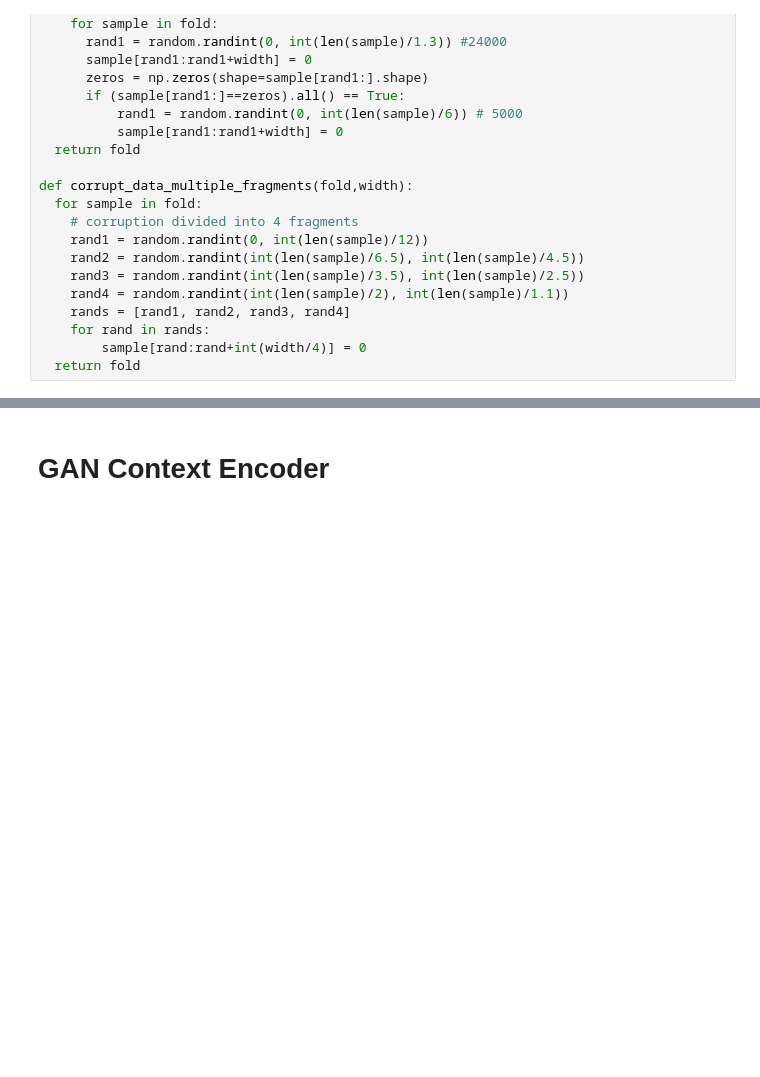
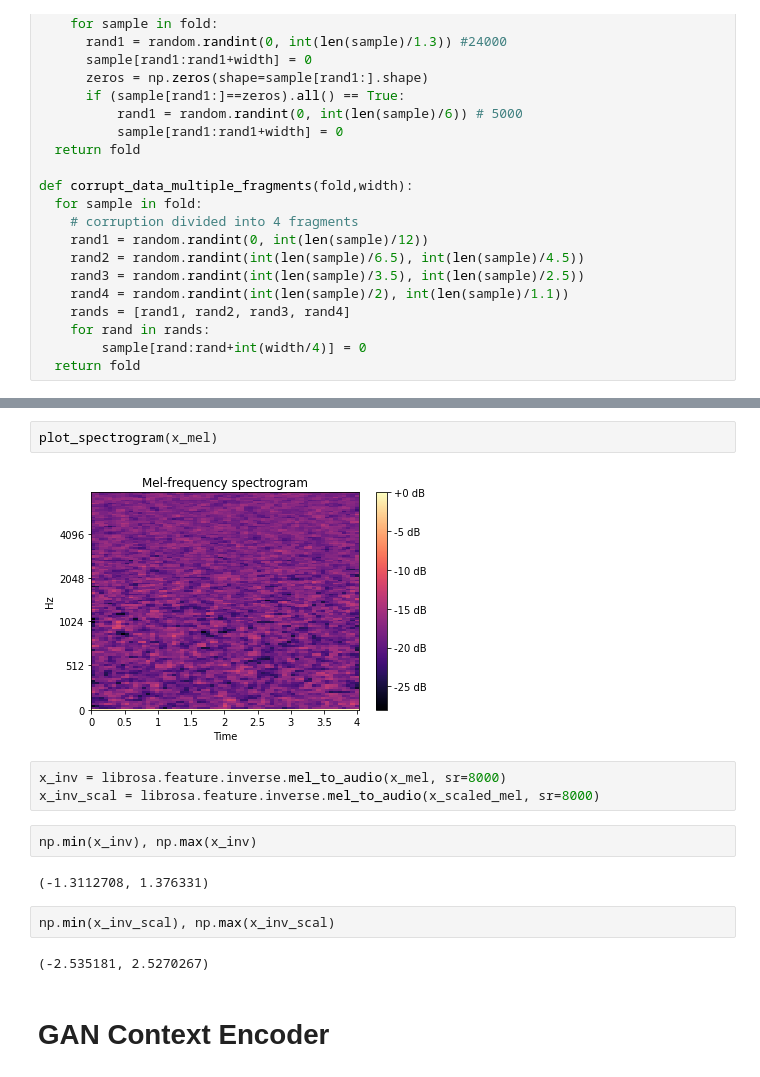
Before and after one commit to LIMUNIMI/TM-Pedretti_Davide-Sound_classification_in_the_presence_of_missing_samples, a Jupyter notebook: Spectrogram_reconstruction.ipynb, the cells around one changed output, grey strips where cells are left out. Drawn from its saved outputs; the diff is of its cells as text; blank space fills up the shorter version.

```diff
--- a/Spectrogram_reconstruction.ipynb
+++ b/Spectrogram_reconstruction.ipynb
@@ -167,3 +193,18 @@ def corrupt_data_multiple_fragments(fold,width):
+# %%
+plot_spectrogram(x_mel)
+# %% [output]
+[figure, added]
+# %%
+x_inv = librosa.feature.inverse.mel_to_audio(x_mel, sr=8000)
+x_inv_scal = librosa.feature.inverse.mel_to_audio(x_scaled_mel, sr=8000)
+# %%
+np.min(x_inv), np.max(x_inv)
+# %% [output]
+(-1.3112708, 1.376331)
+# %%
+np.min(x_inv_scal), np.max(x_inv_scal)
+# %% [output]
+(-2.535181, 2.5270267)
 # %% [markdown]
 # GAN Context Encoder
 # %%
```
Also changed, not shown: parts of 12 cells of this notebook.
